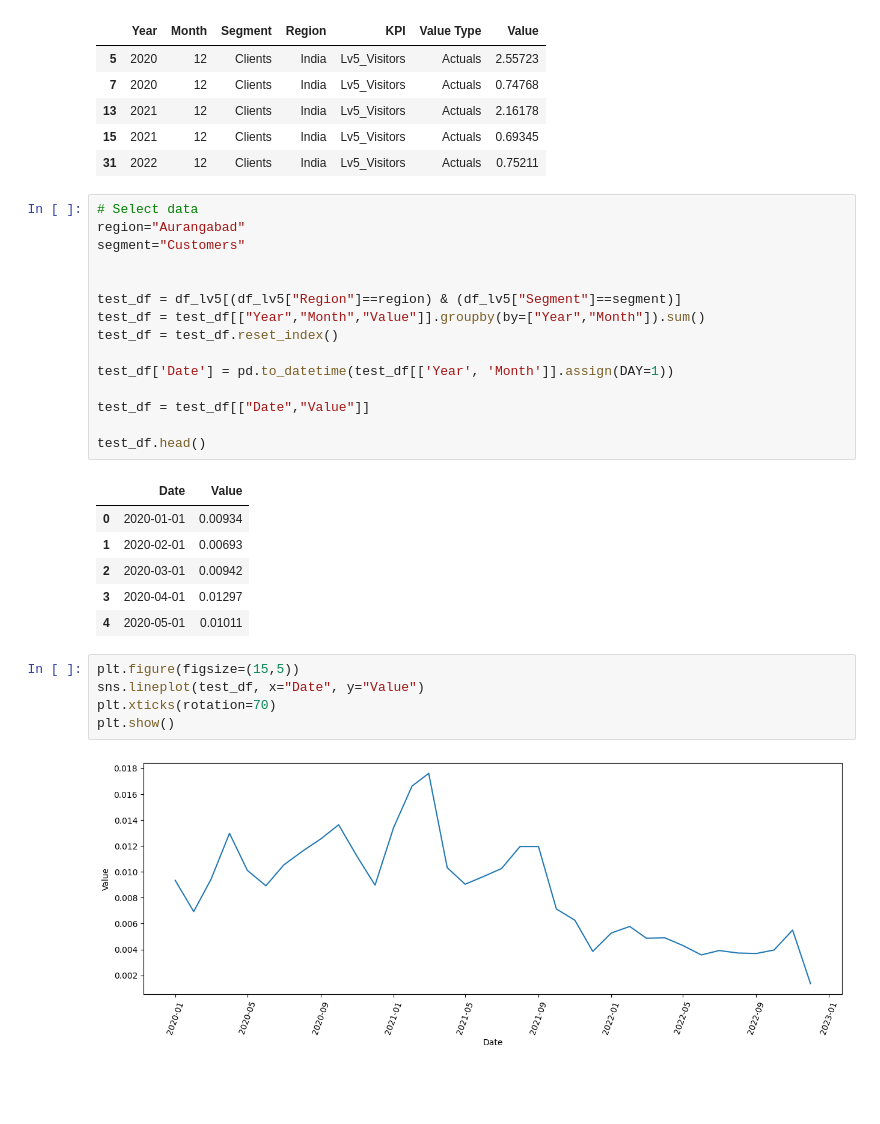
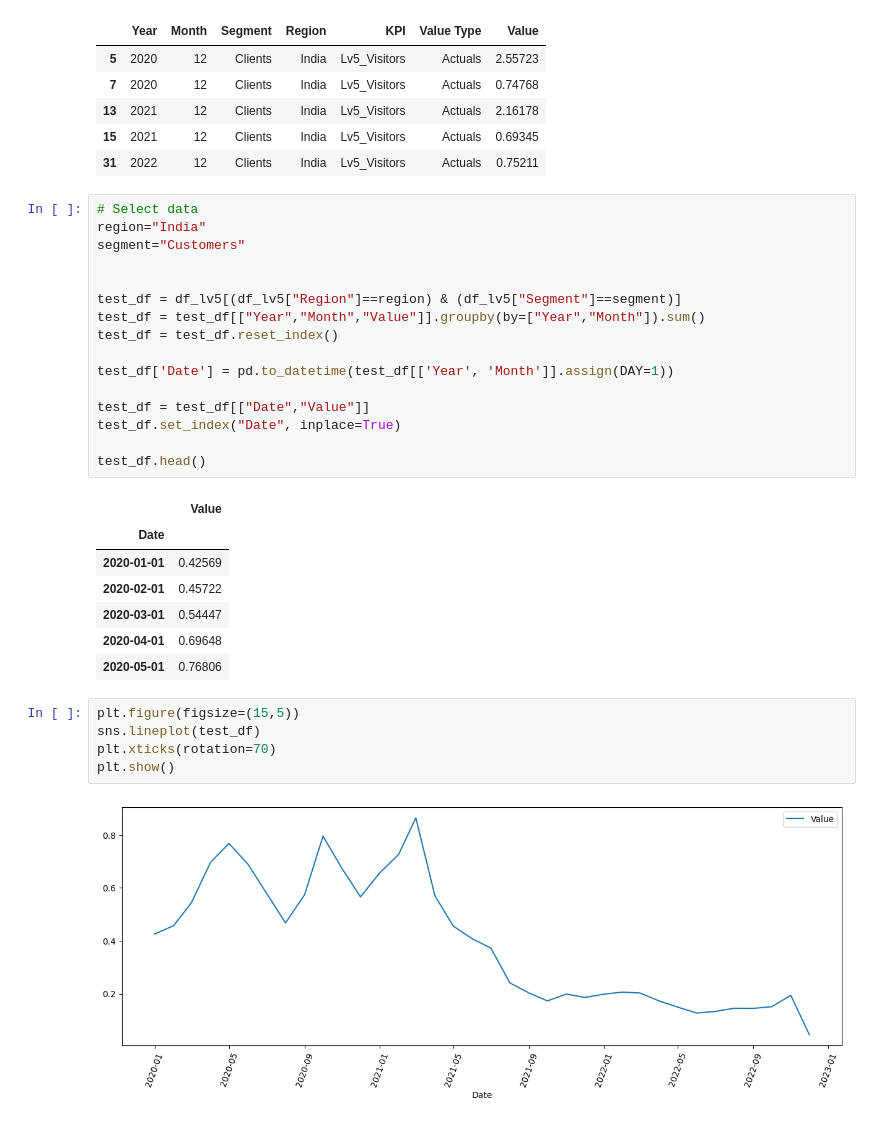
Before and after one commit to pratiksrm99/DataAnalysis, a Jupyter notebook: Website_Visitors_Data_Analysis/Analysis Notebook/Part_3-Prediction.ipynb, the cells around one changed output. Cells and saved outputs as stored; diff of their text form; blank space fills up the shorter version.

```diff
--- a/Website_Visitors_Data_Analysis/Analysis Notebook/Part_3-Prediction.ipynb
+++ b/Website_Visitors_Data_Analysis/Analysis Notebook/Part_3-Prediction.ipynb
@@ -51,7 +52,7 @@ df_lv5.head()
 | 31 | 2022 | 12 | Clients | India | Lv5_Visitors | Actuals | 0.75211 |
 # %%
 # Select data
-region="Aurangabad"
+region="India"
 segment="Customers"
 
 
@@ -62,22 +63,24 @@ test_df = test_df.reset_index()
 test_df['Date'] = pd.to_datetime(test_df[['Year', 'Month']].assign(DAY=1))
 
 test_df = test_df[["Date","Value"]]
+test_df.set_index("Date", inplace=True)
 
 test_df.head()
 # %% [output]
-|  | Date | Value |
-| 0 | 2020-01-01 | 0.00934 |
-| 1 | 2020-02-01 | 0.00693 |
-| 2 | 2020-03-01 | 0.00942 |
-| 3 | 2020-04-01 | 0.01297 |
-| 4 | 2020-05-01 | 0.01011 |
+|  | Value |
+| Date |  |
+| 2020-01-01 | 0.42569 |
+| 2020-02-01 | 0.45722 |
+| 2020-03-01 | 0.54447 |
+| 2020-04-01 | 0.69648 |
+| 2020-05-01 | 0.76806 |
 # %%
 plt.figure(figsize=(15,5))
-sns.lineplot(test_df, x="Date", y="Value")
+sns.lineplot(test_df)
 plt.xticks(rotation=70)
 plt.show()
 # %% [output]
-[figure, old version]
+[figure, new version]
 # %%
 # Checking if the series is stationary or not
 result = adfuller(test_df.Value.dropna())
```
Also changed, not shown: parts of 13 cells of this notebook.
